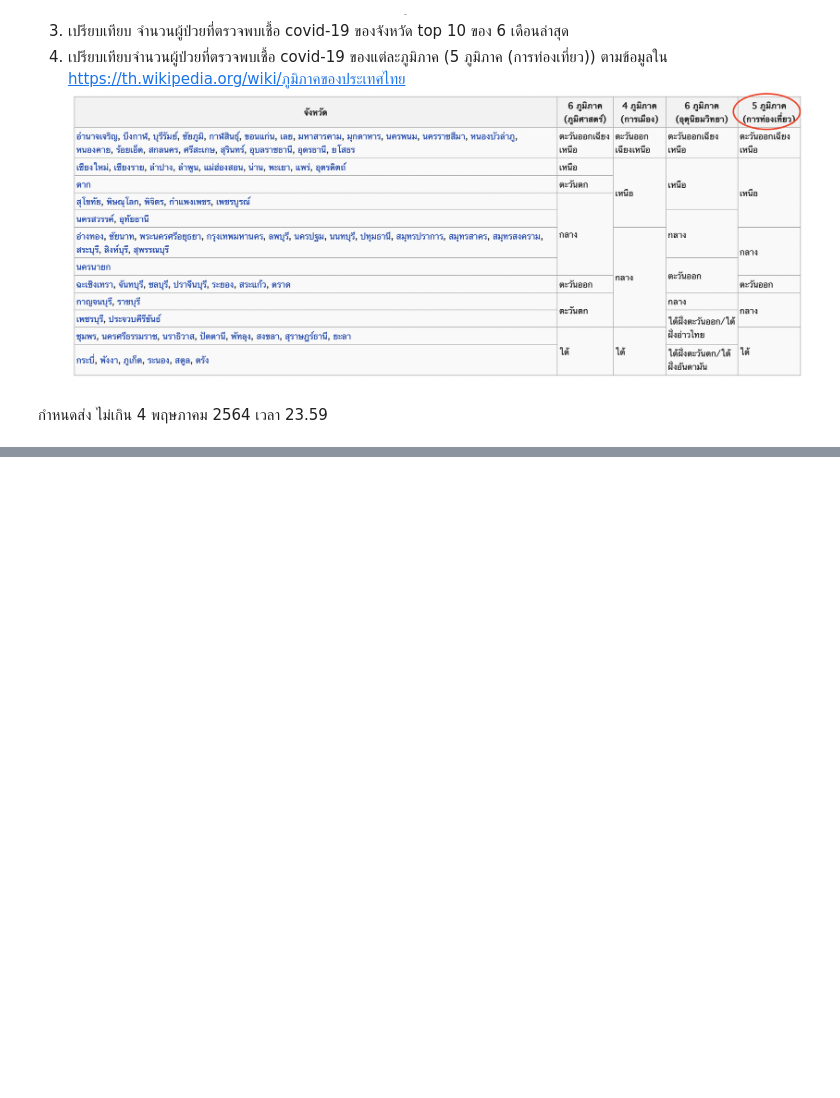
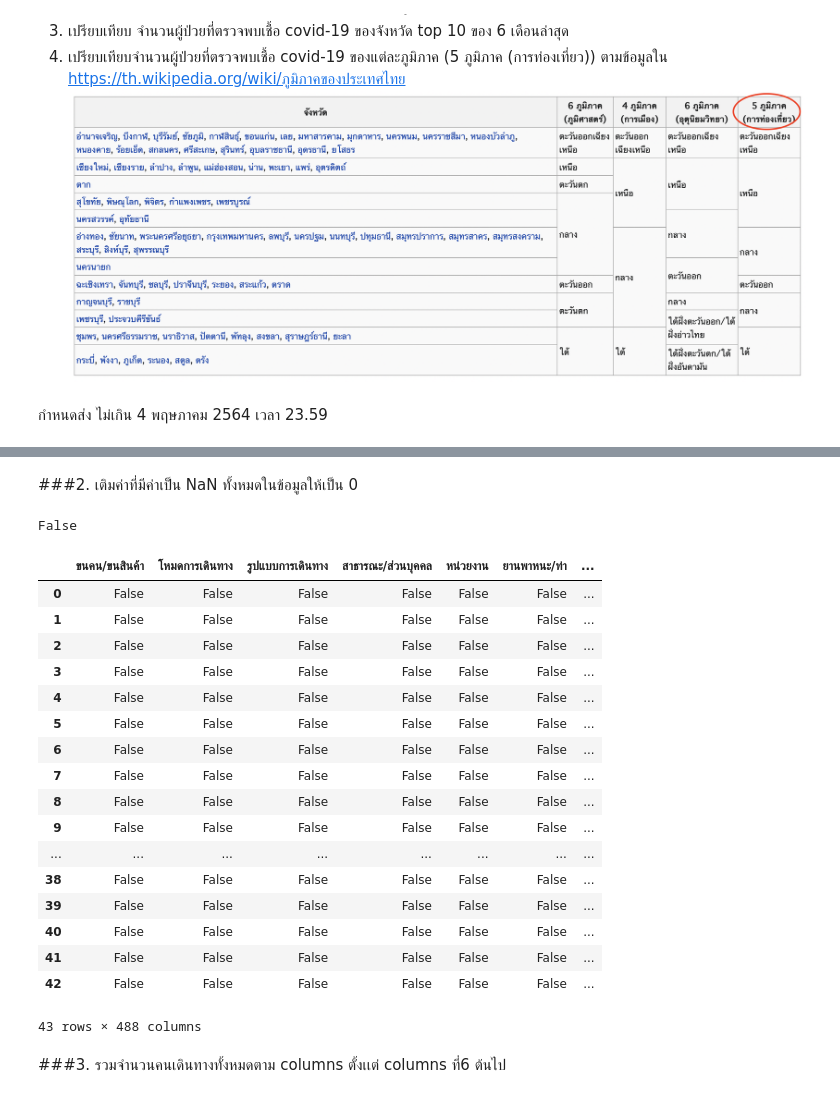
Before and after one commit to tanpharamut/data_viz, a Jupyter notebook: Visualization_Final_Exam.ipynb, the cells around one changed output, grey strips where cells are left out. Saved outputs shown, nothing was run; the diff lists cells and outputs as text; code cells hidden in the pictures; blank space fills up the shorter version.

```diff
--- a/Visualization_Final_Exam.ipynb
+++ b/Visualization_Final_Exam.ipynb
@@ -68,0 +67,2 @@ df1
+# %%
+df_covid.iloc[:,6] = df_covid.iloc[:,6].replace({'การโดยสารด้วยรถแท็กซี่ เป็นการเคลื่อนย้ายคนแบบไม่ประจำทาง ผู้โดยสารขึ้นลงตามความสะดวก เจ้าหน้าที่ไม่สามารถเก็บข้อมูลได้':0,'มีข้อมูลย้อนหลังเป็นรายเดือน':0,'เครื่องสำรวจปริมาณจราจรแบบอัตโนมัติ ไม่สามารถจำแนกรถจักรยานยนต์ได้อย่างแม่นยำ จึงไม่ได้มีการเก็บข้อมูลรถจักรยานยนต์โดยใช้เครื่องมือดังกล่าว (ข้อมูล AADT ในรายงานประจำปี จะสำรวจข้อมูลรถจักรยานยนต์โดยใช้วิธีคนแจงนับ)':0,'การโดยสารด้วยรถจักรยานยนต์ ผู้โดยสารขึ้นลงตามความสะดวก ซึ่งมีจุดขึ้นลงกระจายอยู่ทั่วไป มิได้กำหนดจุดจอดรวมอยู่พื้นที่เดียวกันเหมือนรถโดยสารประจำทาง เจ้าหน้าที่ไม่สามารถเก็บข้อมูลได้':0,'ทล มีจุดสำรวจปริมาณจราจรถาวรบนทางหลวงในพื้นที่ชั้นใน กทม/ในตัวจังหวัด ไม่เพียงพอที่จะใช้ประมาณปริมาณการเดินทางภายในจังหวัดได้':0,'ไม่มีการจัดเก็บข้อมูล':0,'ไม่มีการจัดเก็บ':0})
@@ -68,0 +90,31 @@ df1
+# %% [markdown]
+###2. เติมค่าที่มีค่าเป็น NaN ทั้งหมดในข้อมูลให้เป็น 0
+# %%
+df_covid.fillna(0,inplace=True)
+# %%
+type(df_covid.iloc[:,6:]) == 'NaN'
+# %% [output]
+False
+# %%
+df_covid.isnull()
+# %% [output]
+|  | ขนคน/ขนสินค้า | โหมดการเดินทาง | รูปแบบการเดินทาง | สาธารณะ/ส่วนบุคคล | หน่วยงาน | ยานพาหนะ/ท่า | ... |
+| 0 | False | False | False | False | False | False | ... |
+| 1 | False | False | False | False | False | False | ... |
+| 2 | False | False | False | False | False | False | ... |
+| 3 | False | False | False | False | False | False | ... |
+| 4 | False | False | False | False | False | False | ... |
+| 5 | False | False | False | False | False | False | ... |
+| 6 | False | False | False | False | False | False | ... |
+| 7 | False | False | False | False | False | False | ... |
+| 8 | False | False | False | False | False | False | ... |
+| 9 | False | False | False | False | False | False | ... |
+| ... | ... | ... | ... | ... | ... | ... | ... |
+| 38 | False | False | False | False | False | False | ... |
+| 39 | False | False | False | False | False | False | ... |
+| 40 | False | False | False | False | False | False | ... |
+| 41 | False | False | False | False | False | False | ... |
+| 42 | False | False | False | False | False | False | ... |
+43 rows × 488 columns
+# %% [markdown]
+###3. รวมจำนวนคนเดินทางทั้งหมดตาม columns ตั้งเเต่ columns ที่6 ต้นไป
```
Also changed, not shown: parts of 32 cells of this notebook.
